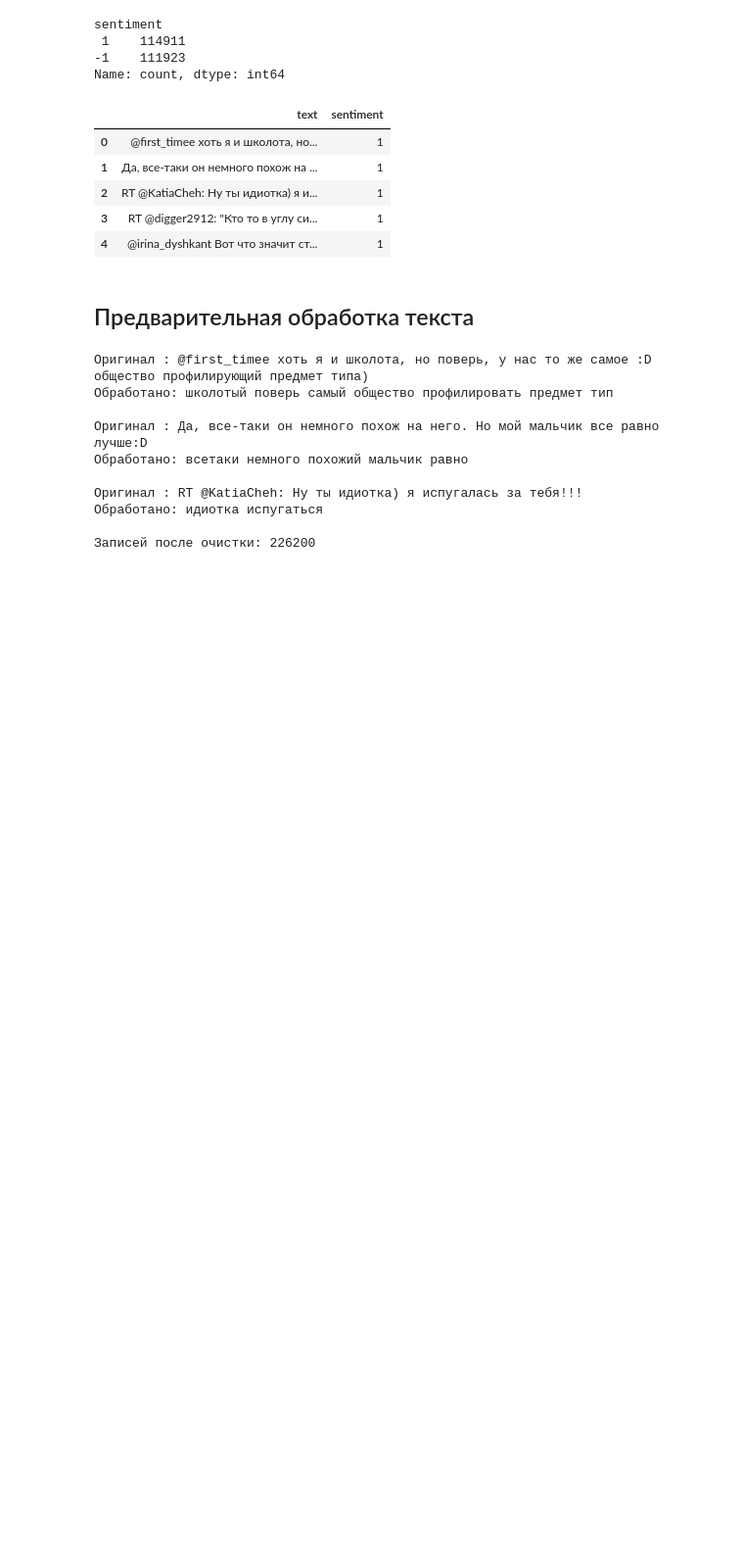
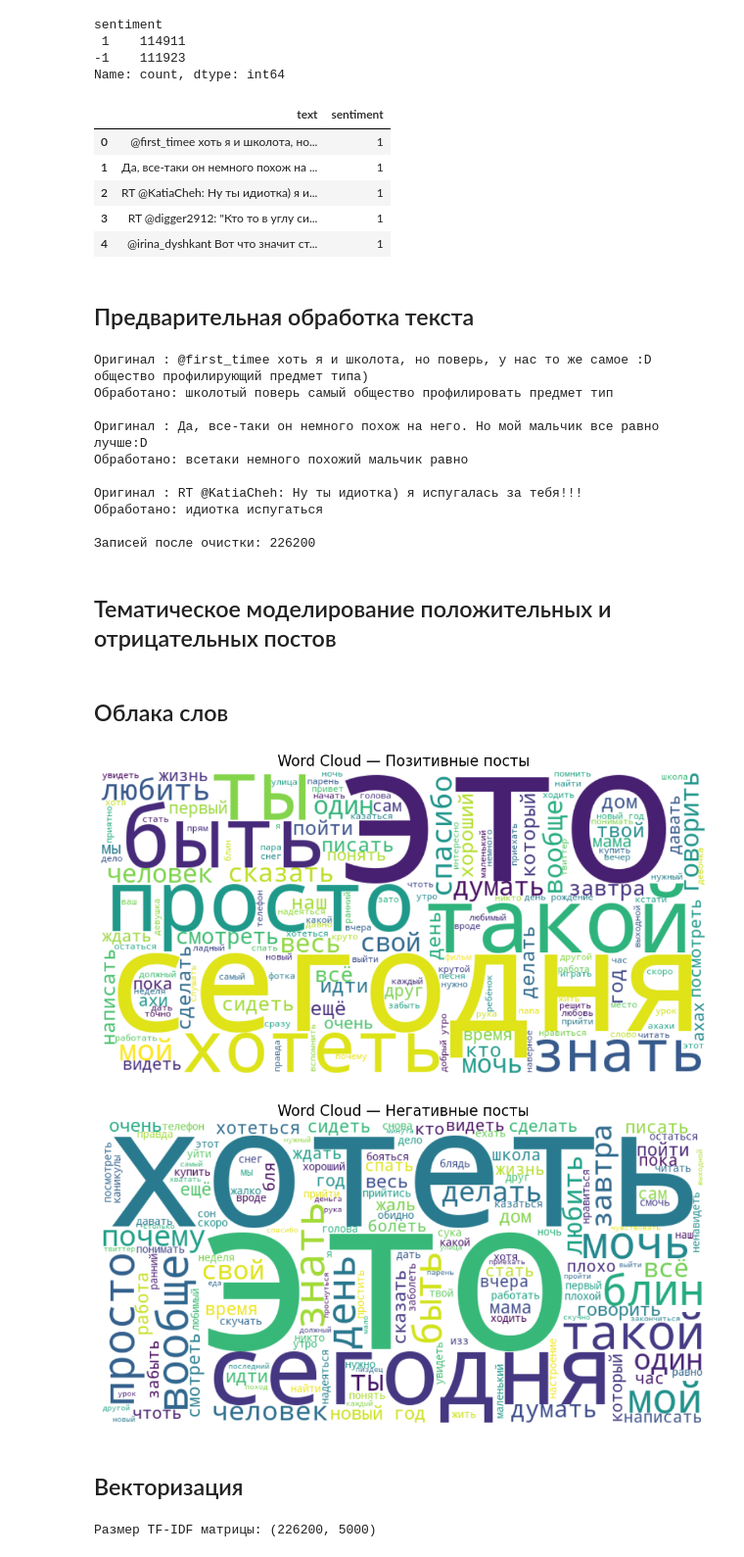
Before and after one commit to Arkturiuso/MLTeamProject, a Jupyter notebook: TwitterPosts.ipynb, the cells around one changed output. Shown at 98% size. Cells and saved outputs as stored; diff of their text form; code cells hidden in the pictures; blank space fills up the shorter version.

```diff
--- a/TwitterPosts.ipynb
+++ b/TwitterPosts.ipynb
@@ -108,3 +108,5 @@ print(f"Записей после очистки: {len(dataset)}")
 Обработано: идиотка испугаться
 
 Записей после очистки: 226200
+# %% [markdown]
+## Тематическое моделирование положительных и отрицательных постов
@@ -110,0 +120,38 @@ print(f"Записей после очистки: {len(dataset)}")
+# %% [markdown]
+## Облака слов
+# %%
+pos_text = ' '.join(dataset[dataset['sentiment'] == 1]['text_clean'])
+neg_text = ' '.join(dataset[dataset['sentiment'] == -1]['text_clean'])
+
+# Позитивные посты
+plt.figure(figsize=(12, 6))
+wordcloud_pos = WordCloud(width=800, height=400, background_color='white', max_words=150).generate(pos_text)
+plt.imshow(wordcloud_pos, interpolation='bilinear')
+plt.axis('off')
+plt.title('Word Cloud — Позитивные посты', fontsize=16)
+plt.show()
+
+# Негативные посты
+plt.figure(figsize=(12, 6))
+wordcloud_neg = WordCloud(width=800, height=400, background_color='white', max_words=150).generate(neg_text)
+plt.imshow(wordcloud_neg, interpolation='bilinear')
+plt.axis('off')
+plt.title('Word Cloud — Негативные посты', fontsize=16)
+plt.show()
+# %% [output]
+[figure, added]
+[figure, added]
+# %% [markdown]
+## Векторизация
+# %%
+vectorizer = TfidfVectorizer(
+    max_features=5000,
+    min_df=3,
+    max_df=0.85,
+    ngram_range=(1, 2)
+)
+
+X = vectorizer.fit_transform(dataset['text_clean'])
+print(f"Размер TF-IDF матрицы: {X.shape}")
+# %% [output]
+Размер TF-IDF матрицы: (226200, 5000)
```
Also changed, not shown: parts of 3 cells of this notebook.
